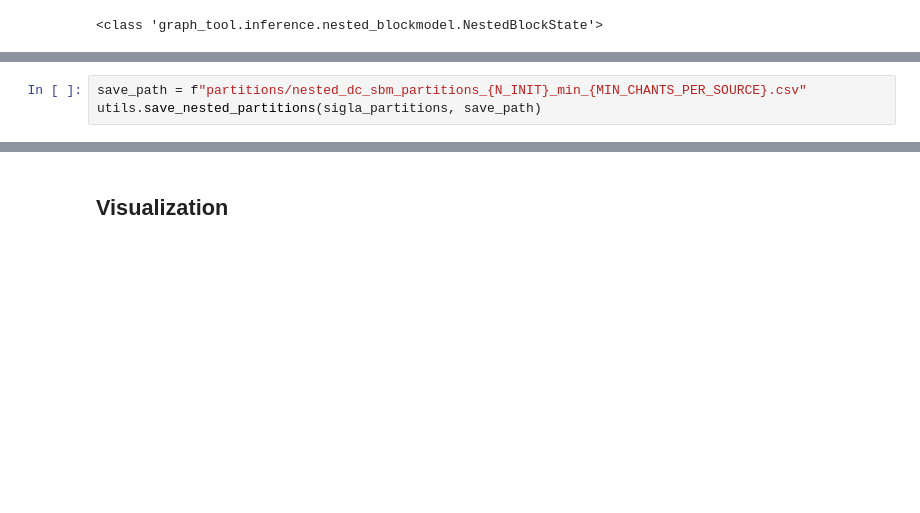
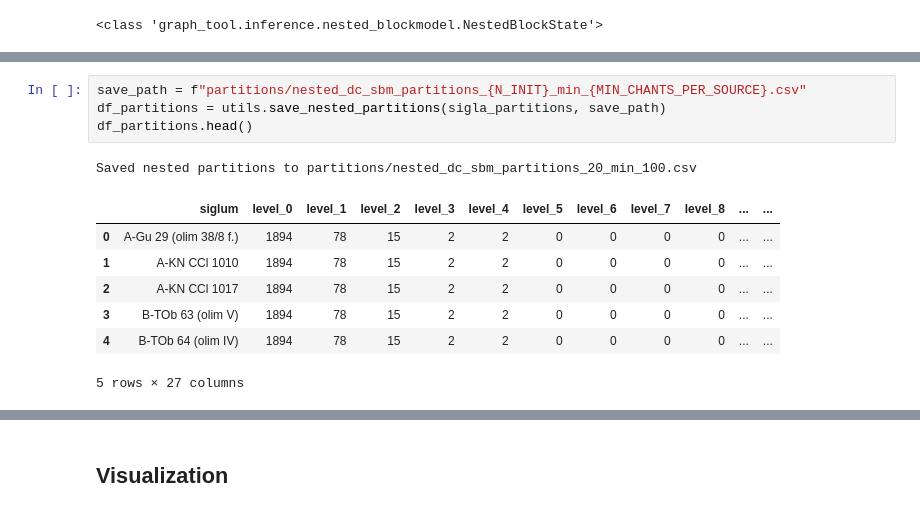
Before and after one commit to DvorakovaA/ChantNets, a Jupyter notebook: experiments/source_similarity.ipynb, the cells around one changed output, grey strips where cells are left out. Saved outputs shown, nothing was run; the diff lists cells and outputs as text; blank space fills up the shorter version.

Commit message:
add nested partition CSV export for dendrogram visualization

```diff
--- a/experiments/source_similarity.ipynb
+++ b/experiments/source_similarity.ipynb
@@ -279,4 +261,14 @@ Level 12:
   Feast partition 0: []
 # %%
 save_path = f"partitions/nested_dc_sbm_partitions_{N_INIT}_min_{MIN_CHANTS_PER_SOURCE}.csv"
-utils.save_nested_partitions(sigla_partitions, save_path)
+df_partitions = utils.save_nested_partitions(sigla_partitions, save_path)
+df_partitions.head()
+# %% [output]
+Saved nested partitions to partitions/nested_dc_sbm_partitions_20_min_100.csv
+|  | siglum | level_0 | level_1 | level_2 | level_3 | level_4 | level_5 | level_6 | level_7 | level_8 | ... | ... |
+| 0 | A-Gu 29 (olim 38/8 f.) | 1894 | 78 | 15 | 2 | 2 | 0 | 0 | 0 | 0 | ... | ... |
+| 1 | A-KN CCl 1010 | 1894 | 78 | 15 | 2 | 2 | 0 | 0 | 0 | 0 | ... | ... |
+| 2 | A-KN CCl 1017 | 1894 | 78 | 15 | 2 | 2 | 0 | 0 | 0 | 0 | ... | ... |
+| 3 | B-TOb 63 (olim V) | 1894 | 78 | 15 | 2 | 2 | 0 | 0 | 0 | 0 | ... | ... |
+| 4 | B-TOb 64 (olim IV) | 1894 | 78 | 15 | 2 | 2 | 0 | 0 | 0 | 0 | ... | ... |
+5 rows × 27 columns
```
Also changed, not shown: parts of 12 cells of this notebook, 4 other files.
